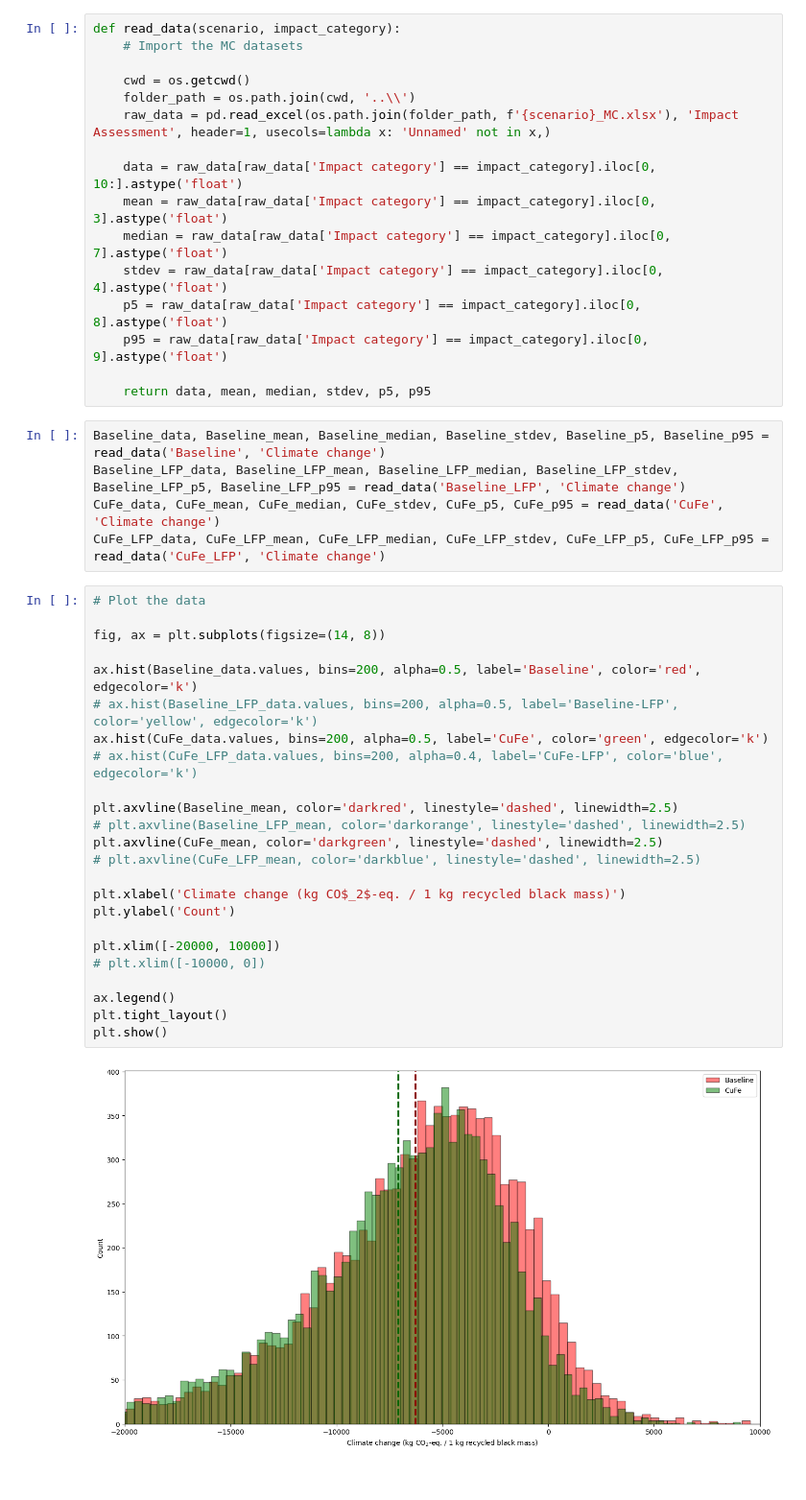
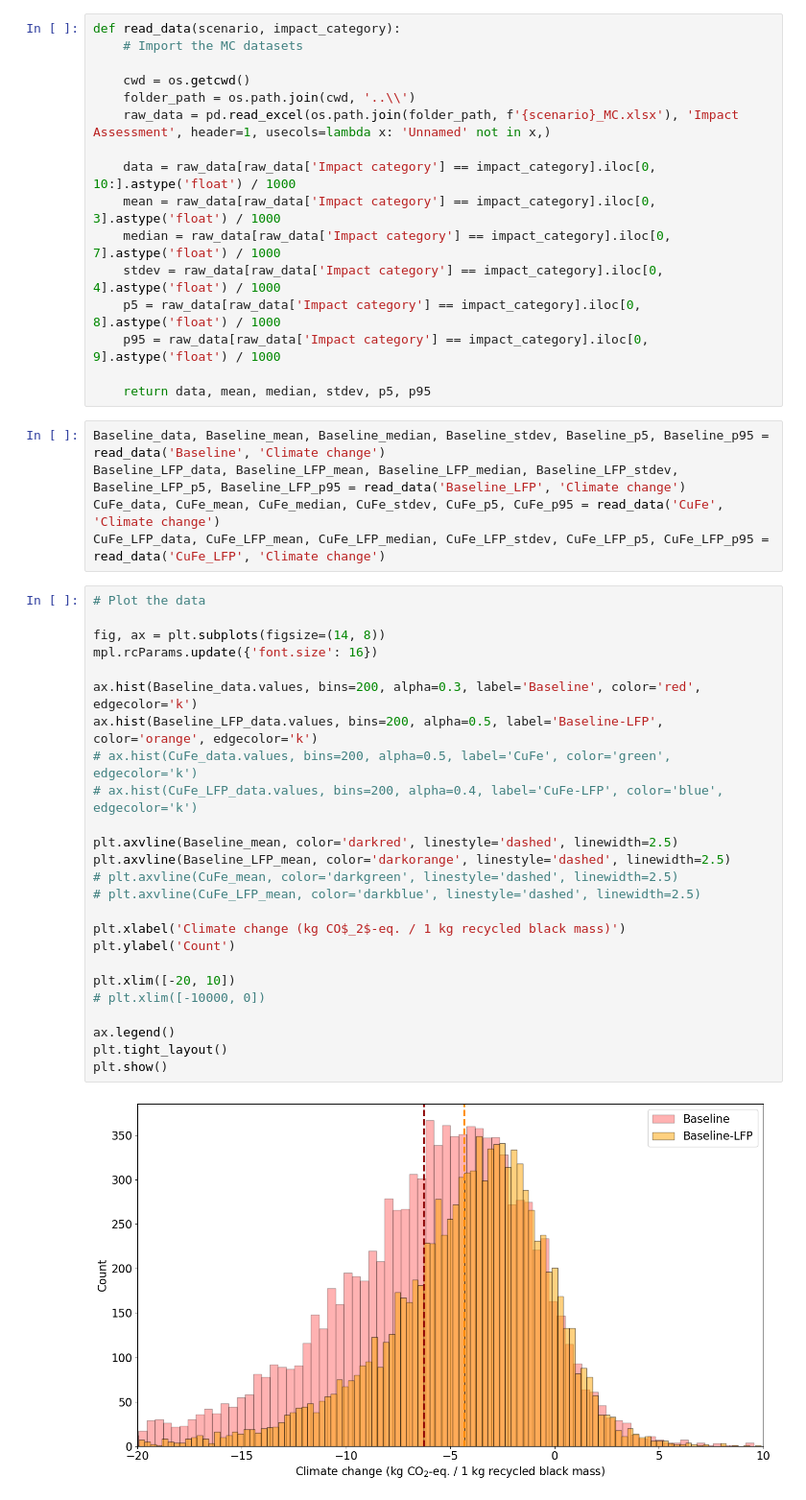
Before and after one commit to laphei/openlca-contributor, a Jupyter notebook: MC_plotter.ipynb, the cells around one changed output. Shown at 96% size. Saved outputs shown, nothing was run; the diff lists cells and outputs as text.

```diff
--- a/MC_plotter.ipynb
+++ b/MC_plotter.ipynb
@@ -12,12 +13,12 @@ def read_data(scenario, impact_category):
     folder_path = os.path.join(cwd, '..\\')
     raw_data = pd.read_excel(os.path.join(folder_path, f'{scenario}_MC.xlsx'), 'Impact Assessment', header=1, usecols=lambda x: 'Unnamed' not in x,)
 
-    data = raw_data[raw_data['Impact category'] == impact_category].iloc[0, 10:].astype('float')
-    mean = raw_data[raw_data['Impact category'] == impact_category].iloc[0, 3].astype('float')
-    median = raw_data[raw_data['Impact category'] == impact_category].iloc[0, 7].astype('float')
-    stdev = raw_data[raw_data['Impact category'] == impact_category].iloc[0, 4].astype('float')
-    p5 = raw_data[raw_data['Impact category'] == impact_category].iloc[0, 8].astype('float')
-    p95 = raw_data[raw_data['Impact category'] == impact_category].iloc[0, 9].astype('float')
+    data = raw_data[raw_data['Impact category'] == impact_category].iloc[0, 10:].astype('float') / 1000
+    mean = raw_data[raw_data['Impact category'] == impact_category].iloc[0, 3].astype('float') / 1000
+    median = raw_data[raw_data['Impact category'] == impact_category].iloc[0, 7].astype('float') / 1000
+    stdev = raw_data[raw_data['Impact category'] == impact_category].iloc[0, 4].astype('float') / 1000
+    p5 = raw_data[raw_data['Impact category'] == impact_category].iloc[0, 8].astype('float') / 1000
+    p95 = raw_data[raw_data['Impact category'] == impact_category].iloc[0, 9].astype('float') / 1000
 
     return data, mean, median, stdev, p5, p95
 # %%
@@ -28,28 +29,29 @@ CuFe_LFP_data, CuFe_LFP_mean, CuFe_LFP_median, CuFe_LFP_stdev, CuFe_LFP_p5, CuFe
 # %%
 # Plot the data
 
 fig, ax = plt.subplots(figsize=(14, 8))
+mpl.rcParams.update({'font.size': 16})
 
-ax.hist(Baseline_data.values, bins=200, alpha=0.5, label='Baseline', color='red', edgecolor='k')
-# ax.hist(Baseline_LFP_data.values, bins=200, alpha=0.5, label='Baseline-LFP', color='yellow', edgecolor='k')
-ax.hist(CuFe_data.values, bins=200, alpha=0.5, label='CuFe', color='green', edgecolor='k')
+ax.hist(Baseline_data.values, bins=200, alpha=0.3, label='Baseline', color='red', edgecolor='k')
+ax.hist(Baseline_LFP_data.values, bins=200, alpha=0.5, label='Baseline-LFP', color='orange', edgecolor='k')
+# ax.hist(CuFe_data.values, bins=200, alpha=0.5, label='CuFe', color='green', edgecolor='k')
 # ax.hist(CuFe_LFP_data.values, bins=200, alpha=0.4, label='CuFe-LFP', color='blue', edgecolor='k')
 
 plt.axvline(Baseline_mean, color='darkred', linestyle='dashed', linewidth=2.5)
-# plt.axvline(Baseline_LFP_mean, color='darkorange', linestyle='dashed', linewidth=2.5)
-plt.axvline(CuFe_mean, color='darkgreen', linestyle='dashed', linewidth=2.5)
+plt.axvline(Baseline_LFP_mean, color='darkorange', linestyle='dashed', linewidth=2.5)
+# plt.axvline(CuFe_mean, color='darkgreen', linestyle='dashed', linewidth=2.5)
 # plt.axvline(CuFe_LFP_mean, color='darkblue', linestyle='dashed', linewidth=2.5)
 
 plt.xlabel('Climate change (kg CO$_2$-eq. / 1 kg recycled black mass)')
 plt.ylabel('Count')
 
-plt.xlim([-20000, 10000])
+plt.xlim([-20, 10])
 # plt.xlim([-10000, 0])
 
 ax.legend()
 plt.tight_layout()
 plt.show()
 # %% [output]
-[figure, old version]
+[figure, new version]
 # %%
 fig, ax = plt.subplots(figsize=(10, 8))
```
Also changed, not shown: parts of 2 cells of this notebook.
